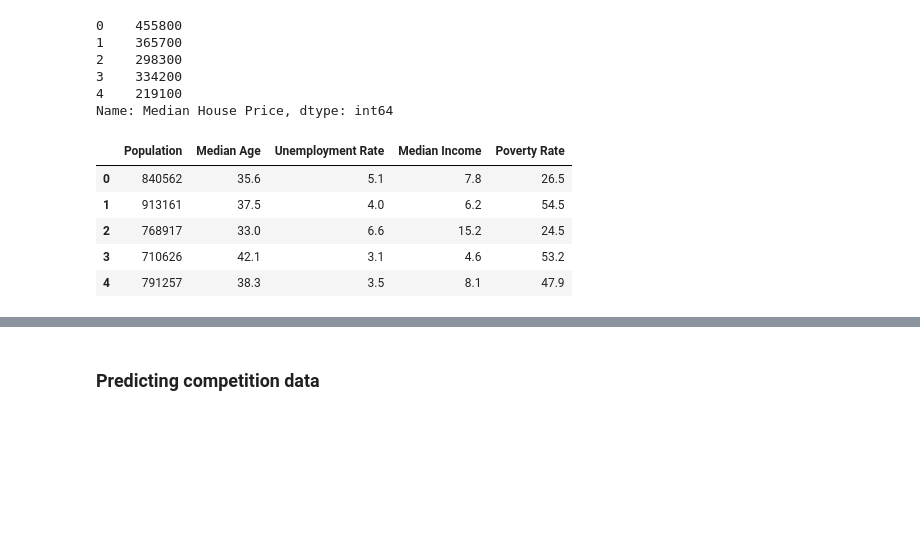
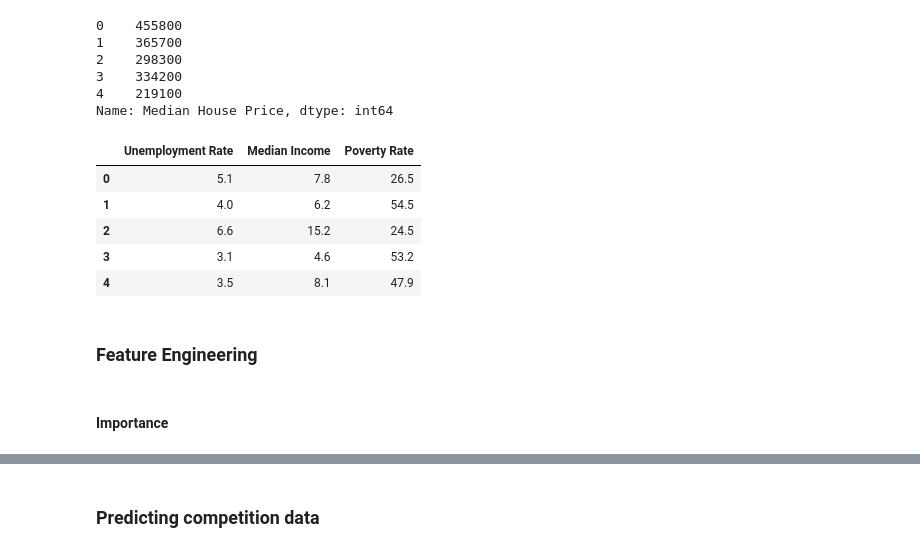
Before and after one commit to BoltStrike77/AIS-Summer-Comp, a Jupyter notebook: AIS-Summer.ipynb, the cells around one changed output, grey strips where cells are left out. Cells and saved outputs as stored; diff of their text form; code cells hidden in the pictures; blank space fills up the shorter version.

```diff
--- a/AIS-Summer.ipynb
+++ b/AIS-Summer.ipynb
@@ -42,13 +45,17 @@ y.head()
 Name: Median House Price, dtype: int64
 # %%
 # creating X
-features = ['Population', 'Median Age', 'Unemployment Rate', 'Median Income', 'Poverty Rate']
+features = ['Unemployment Rate', 'Median Income', 'Poverty Rate']
 X = all_data[features]
 X.head()
 # %% [output]
-|  | Population | Median Age | Unemployment Rate | Median Income | Poverty Rate |
-| 0 | 840562 | 35.6 | 5.1 | 7.8 | 26.5 |
-| 1 | 913161 | 37.5 | 4.0 | 6.2 | 54.5 |
-| 2 | 768917 | 33.0 | 6.6 | 15.2 | 24.5 |
-| 3 | 710626 | 42.1 | 3.1 | 4.6 | 53.2 |
-| 4 | 791257 | 38.3 | 3.5 | 8.1 | 47.9 |
+|  | Unemployment Rate | Median Income | Poverty Rate |
+| 0 | 5.1 | 7.8 | 26.5 |
+| 1 | 4.0 | 6.2 | 54.5 |
+| 2 | 6.6 | 15.2 | 24.5 |
+| 3 | 3.1 | 4.6 | 53.2 |
+| 4 | 3.5 | 8.1 | 47.9 |
+# %% [markdown]
+### Feature Engineering
+# %% [markdown]
+#### Importance
```
Also changed, not shown: parts of 25 cells of this notebook, 2 other files.
